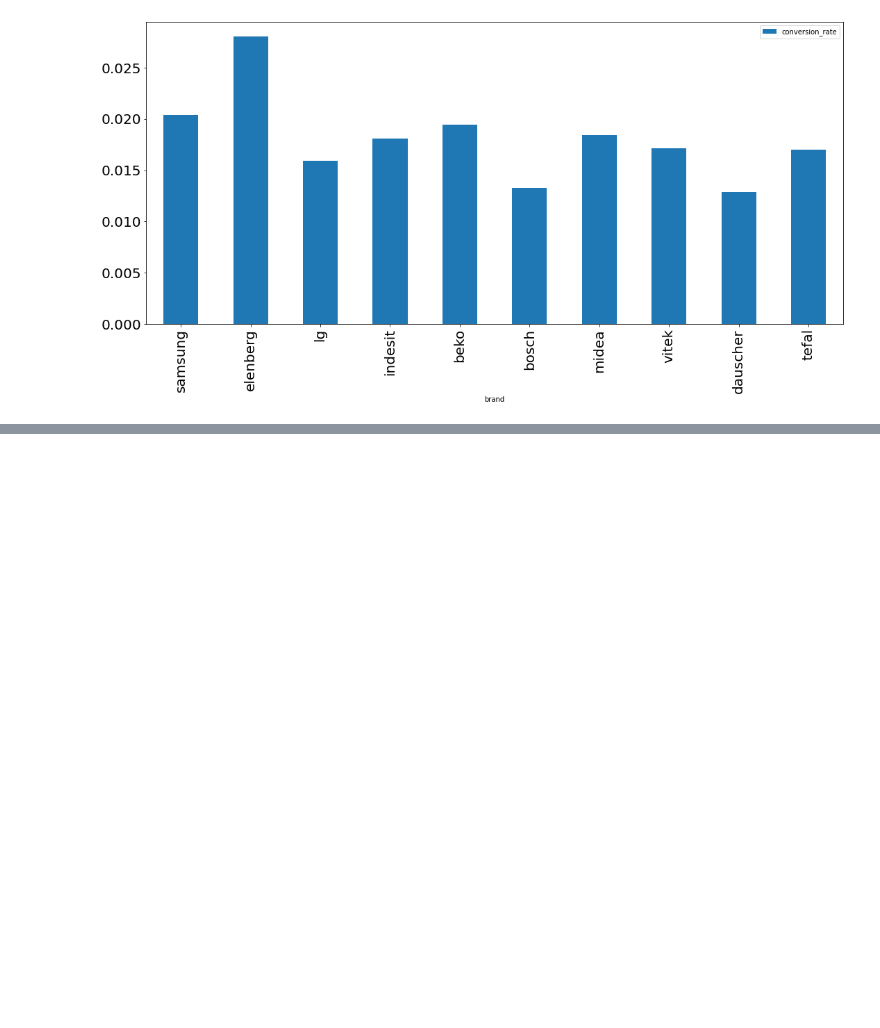
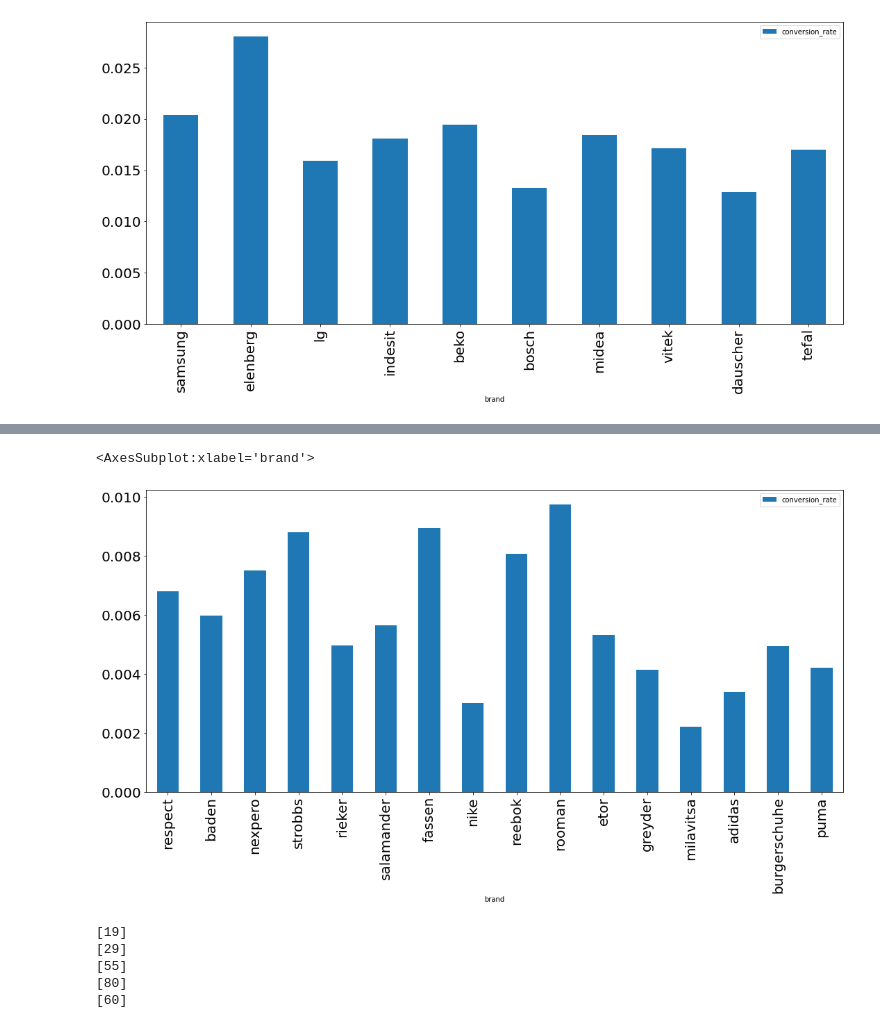
Before and after one commit to woorim99/CP2_1Team, a Jupyter notebook: cp2.ipynb, the cells around one changed output, grey strips where cells are left out. Cells and saved outputs as stored; diff of their text form; code cells hidden in the pictures; blank space fills up the shorter version.

```diff
--- a/cp2.ipynb
+++ b/cp2.ipynb
@@ -642,0 +755,20 @@ df_appliances_conversion_rate.plot(x="brand", y='conversion_rate', kind="bar",fi
+# %%
+conn = sqlite3.connect('cp2_data.db')
+cur = conn.cursor()
+
+query = cur.execute("""SELECT main_category, brand, COUNT(*) AS purchase
+FROM
+	(SELECT *, substr(category_code, 1, pos-1) AS main_category
+	FROM
+	  (SELECT *,
+	          instr(category_code ,'.') AS pos
+	   FROM "2019-Oct")
+	WHERE event_type = 'purchase' and main_category='apparel')
+GROUP BY brand
+ORDER BY COUNT(*) DESC LIMIT 20""")
+
+cols = [column[0] for column in query.description]
+
+df_apparel_purchase_brand = pd.DataFrame.from_records(data=query.fetchall(), columns=cols)
+
+conn.close()
@@ -642,0 +795,4 @@ df_appliances_conversion_rate.plot(x="brand", y='conversion_rate', kind="bar",fi
+# %%
+df_apparel_purchase_brand = df_apparel_purchase_brand.drop(0)
+df_apparel_purchase_brand = df_apparel_purchase_brand.reset_index(drop = True)
+df_apparel_purchase_brand
@@ -642,0 +819,3 @@ df_appliances_conversion_rate.plot(x="brand", y='conversion_rate', kind="bar",fi
+# %%
+df_apparel_conversion_rate = df_apparel_purchase_brand.merge(df_apparel_view_brand)
+df_apparel_conversion_rate
@@ -642,0 +840,3 @@ df_appliances_conversion_rate.plot(x="brand", y='conversion_rate', kind="bar",fi
+# %%
+df_apparel_conversion_rate['conversion_rate'] = round(df_apparel_conversion_rate['purchase'] / df_apparel_conversion_rate['view'], 5)
+df_apparel_conversion_rate
@@ -642,0 +861,17 @@ df_appliances_conversion_rate.plot(x="brand", y='conversion_rate', kind="bar",fi
+# %%
+df_apparel_conversion_rate.plot(x="brand", y='conversion_rate', kind="bar",figsize=(18,8), fontsize=20)
+# %% [output]
+<AxesSubplot:xlabel='brand'>
+[figure, added]
+# %%
+print (df_apparel_brand_price.index[df_apparel_brand_price['brand'] == 'nike'].tolist())
+print (df_apparel_brand_price.index[df_apparel_brand_price['brand'] == 'adidas'].tolist())
+print (df_apparel_brand_price.index[df_apparel_brand_price['brand'] == 'rooman'].tolist())
+print (df_apparel_brand_price.index[df_apparel_brand_price['brand'] == 'milavitsa'].tolist())
+print (df_apparel_brand_price.index[df_apparel_brand_price['brand'] == 'fassen'].tolist())
+# %% [output]
+[19]
+[29]
+[55]
+[80]
+[60]
```
Also changed, not shown: parts of 19 cells of this notebook.
